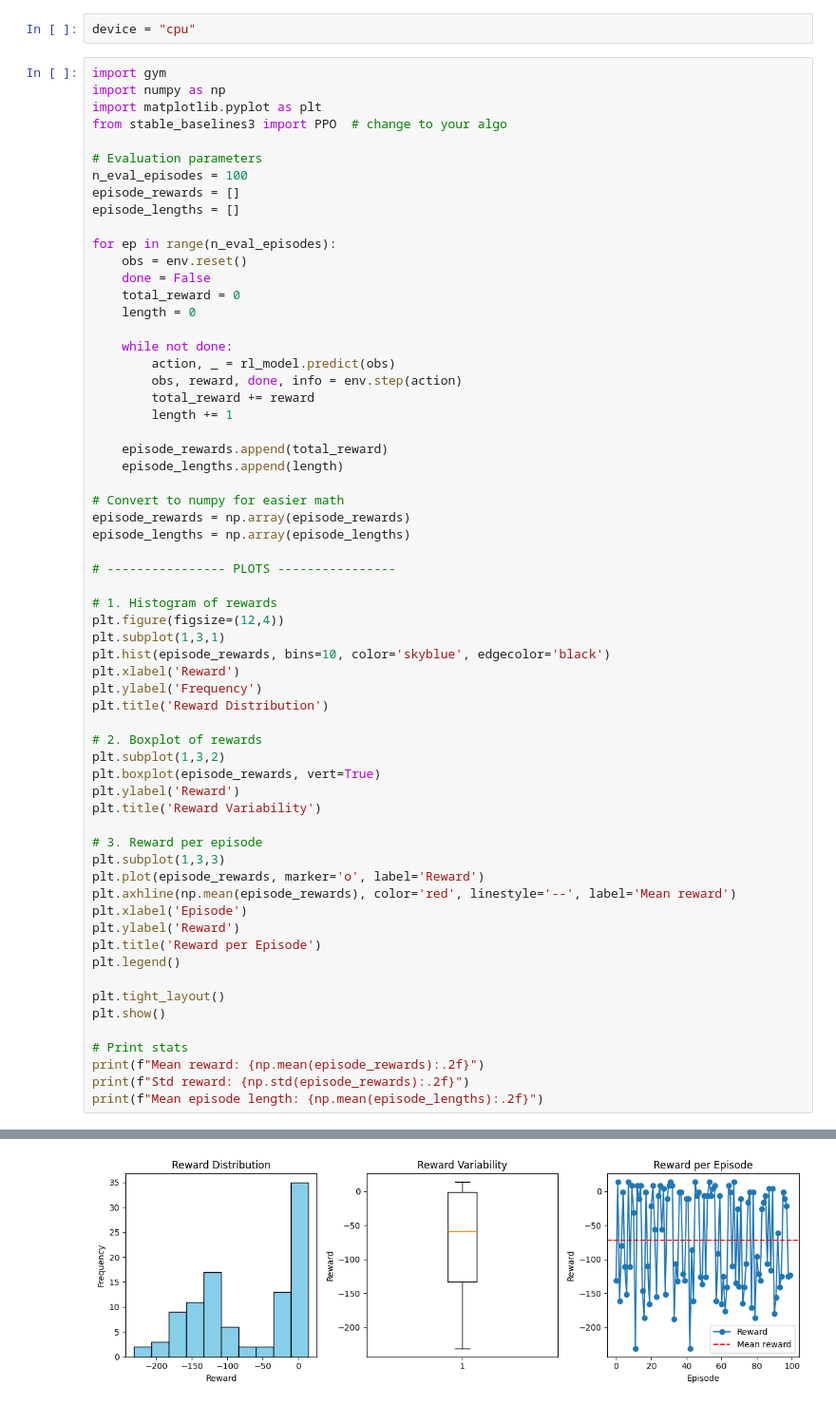
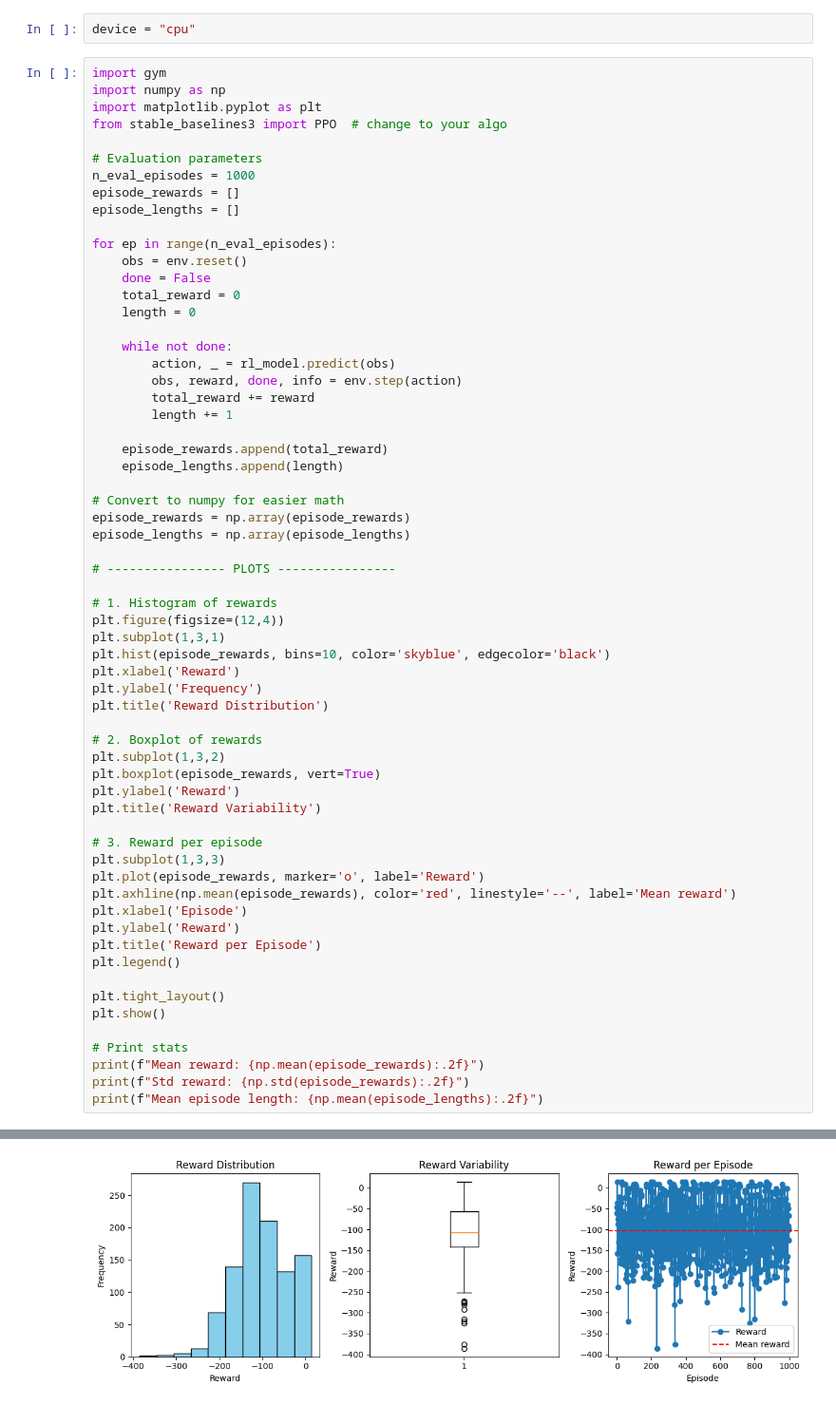
Before and after one commit to soniadessai/Mental-Health-Diagnosis-Using-Reinforcement-Learning, a Jupyter notebook: RL_Chatbot_BoxPlots.ipynb, the cells around one changed output, grey strips where cells are left out. Shown at 95% size. Cells and saved outputs as stored; diff of their text form.

```diff
--- a/RL_Chatbot_BoxPlots.ipynb
+++ b/RL_Chatbot_BoxPlots.ipynb
@@ -202,7 +202,7 @@ import matplotlib.pyplot as plt
 from stable_baselines3 import PPO  # change to your algo
 
 # Evaluation parameters
-n_eval_episodes = 100
+n_eval_episodes = 1000
 episode_rewards = []
 episode_lengths = []
 
@@ -278 +278 @@ Depression
-[figure, old version]
+[figure, new version]
```
Also changed, not shown: parts of 6 cells of this notebook, 5 other files.
